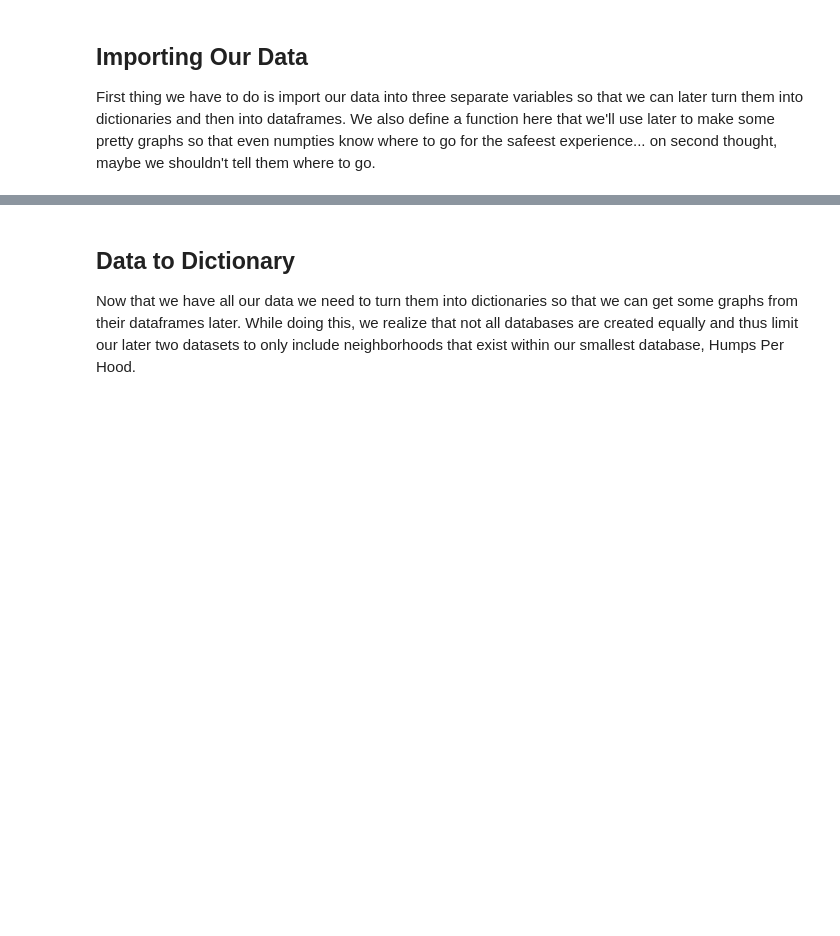
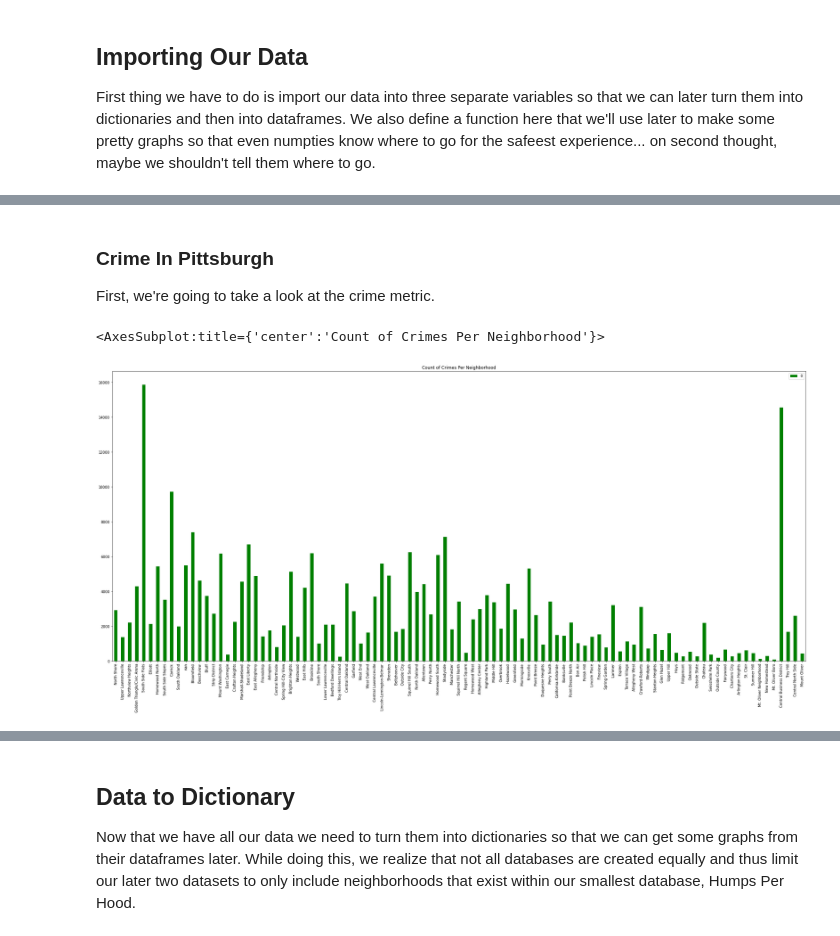
Before and after one commit to MasonGobat/bigIdeasFinalProject, a Jupyter notebook: hoodSafety.ipynb, the cells around one changed output, grey strips where cells are left out. Saved outputs shown, nothing was run; the diff lists cells and outputs as text; code cells hidden in the pictures; blank space fills up the shorter version.

```diff
--- a/hoodSafety.ipynb
+++ b/hoodSafety.ipynb
@@ -24,0 +29,31 @@ humps = pd.read_csv("data/speedhumps.csv")
+# %% [markdown]
+### Crime In Pittsburgh
+
+First, we're going to take a look at the crime metric.
+# %%
+import pandas as pd
+%matplotlib inline
+
+chip = pd.read_csv("data/CrimeRate.csv")
+
+dict = {}
+dict_count = {}
+for index, row in chip.iterrows():
+    if not row['INCIDENTNEIGHBORHOOD'] in dict:
+        dict[row['INCIDENTNEIGHBORHOOD']] = row['HIERARCHY']
+        dict_count[row['INCIDENTNEIGHBORHOOD']] = 1
+    else:
+        dict[row['INCIDENTNEIGHBORHOOD']] = dict.get(row['INCIDENTNEIGHBORHOOD']) + row['HIERARCHY']
+        dict_count[row['INCIDENTNEIGHBORHOOD']] = dict_count.get(row['INCIDENTNEIGHBORHOOD']) + 1
+
+mean = {}
+for (k,v), (k2,v2) in zip(dict.items(), dict_count.items()):
+     mean[k] = v/v2
+
+count_df = pd.DataFrame.from_dict(dict_count, orient = 'index')
+mean_dataframe = pd.DataFrame.from_dict(mean, orient = 'index')
+
+count_df.plot(kind = "bar", figsize=(35,15), color= "green", title = "Count of Crimes Per Neighborhood")
+# %% [output]
+<AxesSubplot:title={'center':'Count of Crimes Per Neighborhood'}>
+[figure, added]
```
Also changed, not shown: parts of 23 cells of this notebook.
